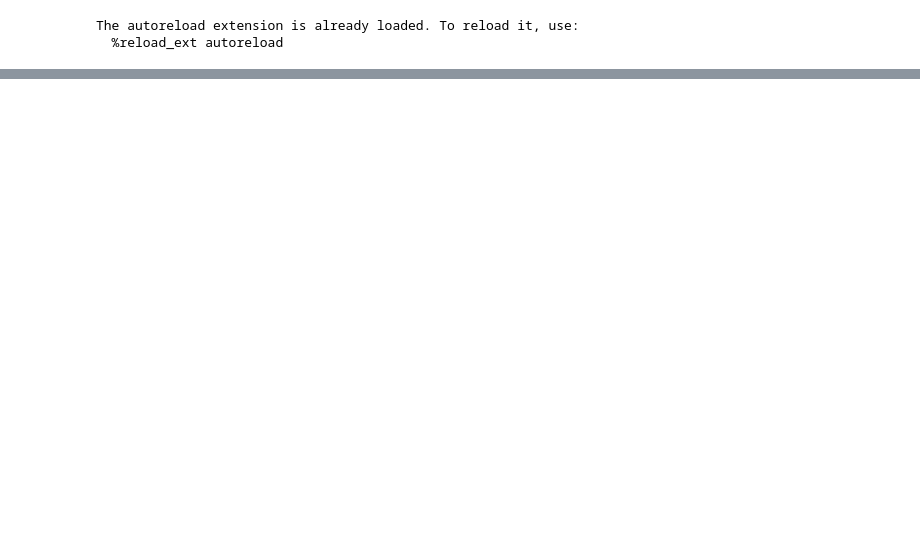
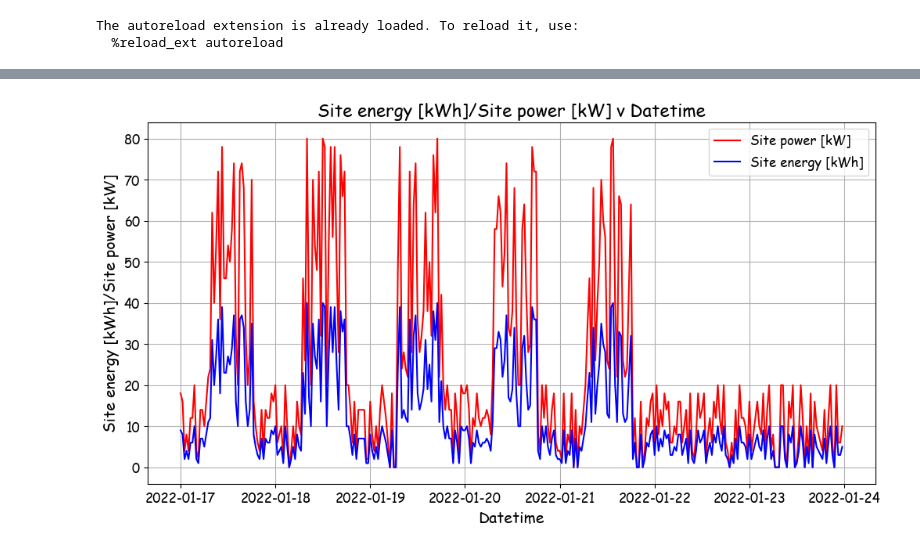
Before and after one commit to empowering-energy-solutions-ltd/e2sviz, a Jupyter notebook: notebooks/testing_notebook.ipynb, the cells around one changed output, grey strips where cells are left out. Saved outputs shown, nothing was run; the diff lists cells and outputs as text; code cells hidden in the pictures; blank space fills up the shorter version.

```diff
--- a/notebooks/testing_notebook.ipynb
+++ b/notebooks/testing_notebook.ipynb
@@ -264,0 +169,6 @@ Freq: 30T, Name: Site energy [kWh], Length: 17520, dtype: int64
+# %%
+new_test_arr_to_df = manipulations.SeasonalWeekManipulator(demand, 0).data_formatter()
+winter_week_demand = demand.loc[demand.index.isin(new_test_arr_to_df[0].index)]
+spring_week_demand = demand.loc[demand.index.isin(new_test_arr_to_df[1].index)]
+summer_week_demand = demand.loc[demand.index.isin(new_test_arr_to_df[2].index)]
+autumn_week_demand = demand.loc[demand.index.isin(new_test_arr_to_df[3].index)]
@@ -264,0 +184,2 @@ Freq: 30T, Name: Site energy [kWh], Length: 17520, dtype: int64
+# %%
+winter_week_demand = manipulations.EquationManipulator(winter_week_demand).data_formatter('Site energy [kWh]', '* 2', 'Site power [kW]')
@@ -264,0 +188,4 @@ Freq: 30T, Name: Site energy [kWh], Length: 17520, dtype: int64
+# %%
+visualize.Visualizer(winter_week_demand, timeseries=True, multiple_y=True, viz_type=visualize.StandardPlot()).plot_plt()
+# %% [output]
+[figure, added]
```
Also changed, not shown: parts of 55 cells of this notebook, 1 other file.
